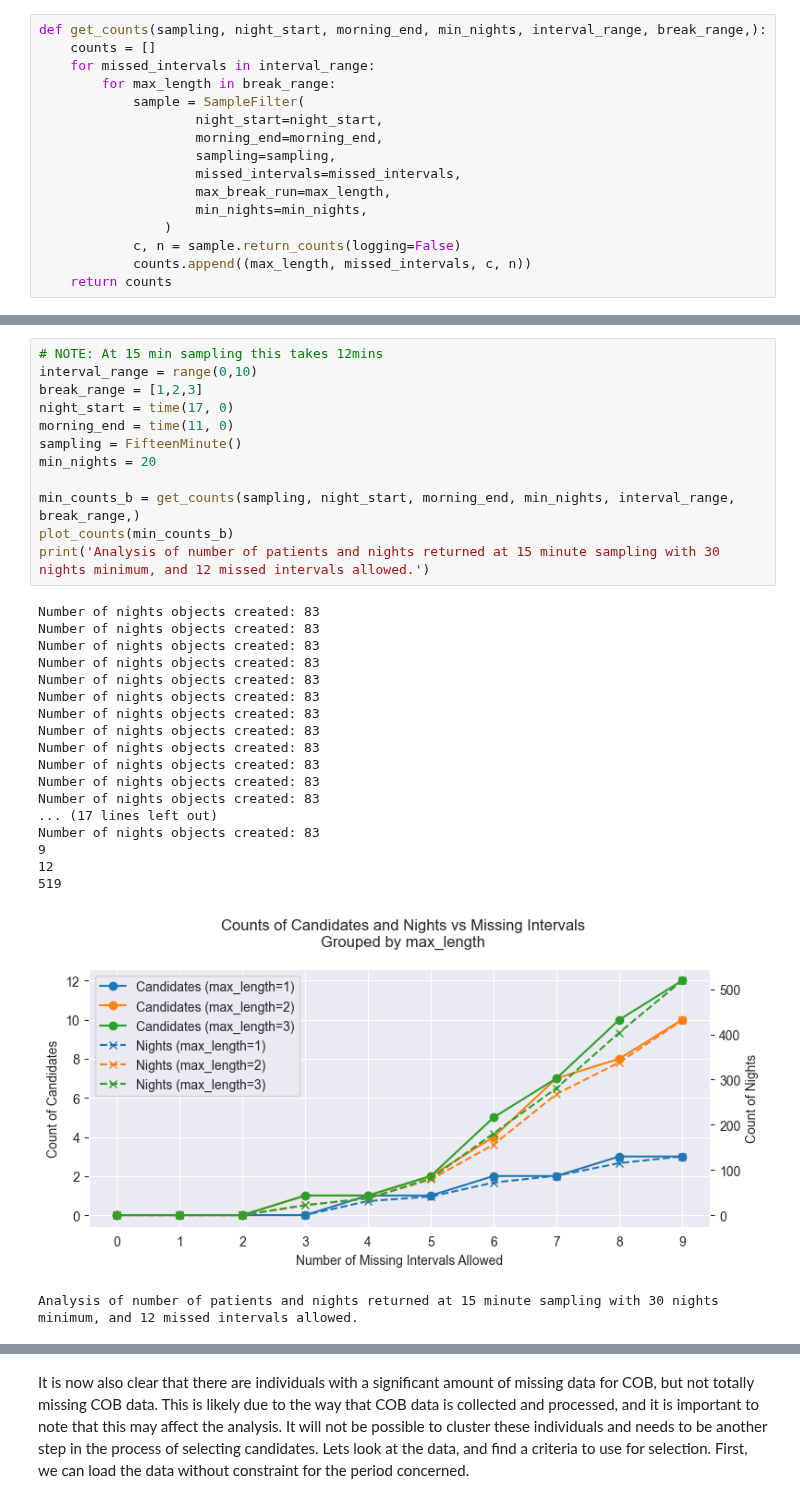
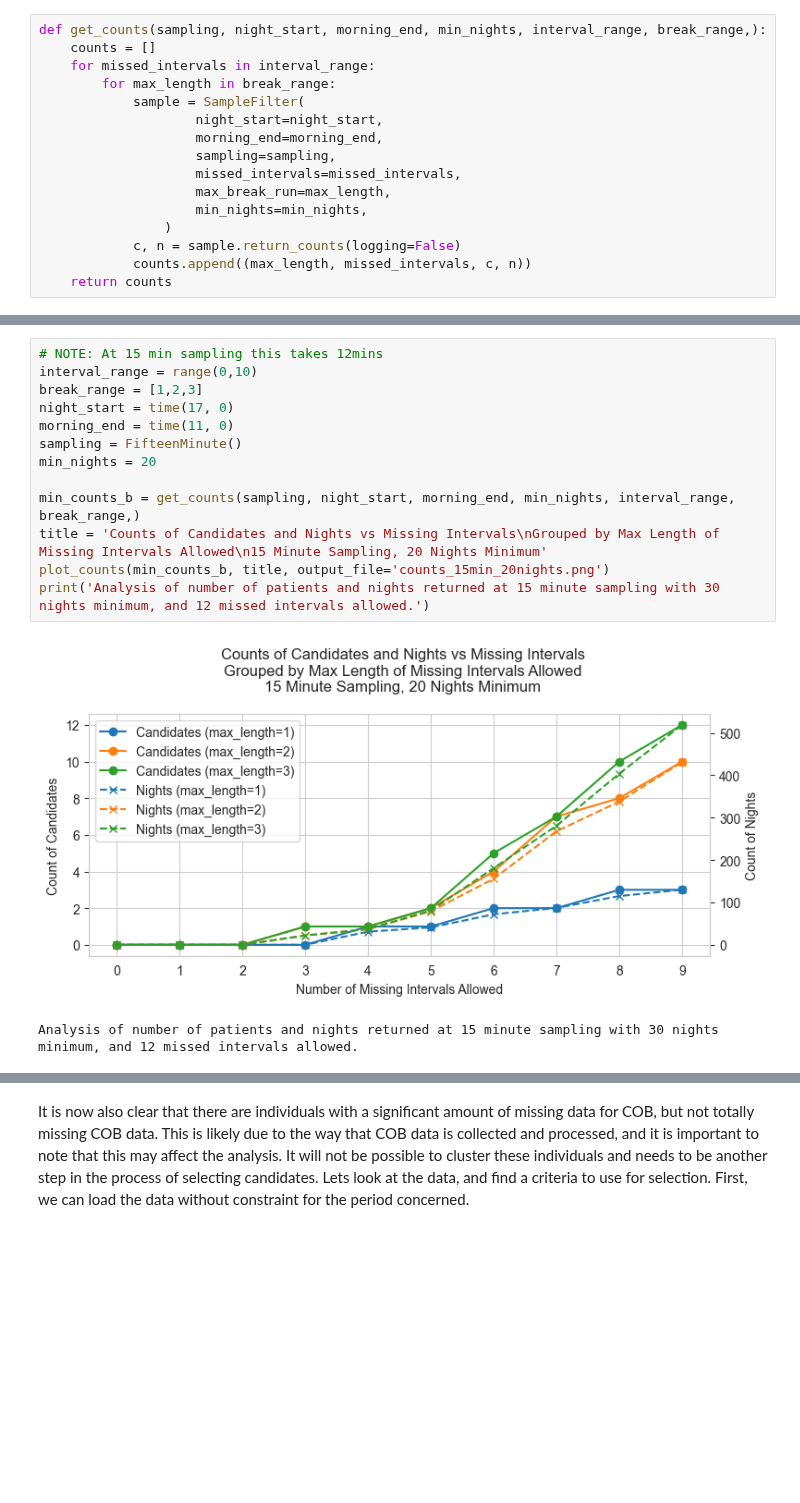
Before and after one commit to rdbrist/masters_project, a Jupyter notebook: notebooks/0.02-rd-initial-data-exploration-all-variables.ipynb, the cells around one changed output, grey strips where cells are left out. Saved outputs shown, nothing was run; the diff lists cells and outputs as text; blank space fills up the shorter version.

```diff
--- a/notebooks/0.02-rd-initial-data-exploration-all-variables.ipynb
+++ b/notebooks/0.02-rd-initial-data-exploration-all-variables.ipynb
@@ -195,35 +177,19 @@ Analysis of number of patients and nights returned at 15 minute sampling with 30
 # %%
 # NOTE: At 15 min sampling this takes 12mins
 interval_range = range(0,10)
 break_range = [1,2,3]
 night_start = time(17, 0)
 morning_end = time(11, 0)
 sampling = FifteenMinute()
 min_nights = 20
 
 min_counts_b = get_counts(sampling, night_start, morning_end, min_nights, interval_range, break_range,)
-plot_counts(min_counts_b)
+title = 'Counts of Candidates and Nights vs Missing Intervals\nGrouped by Max Length of Missing Intervals Allowed\n15 Minute Sampling, 20 Nights Minimum'
+plot_counts(min_counts_b, title, output_file='counts_15min_20nights.png')
 print('Analysis of number of patients and nights returned at 15 minute sampling with 30 nights minimum, and 12 missed intervals allowed.')
 # %% [output]
+[figure, new version]
-Number of nights objects created: 83
-Number of nights objects created: 83
-Number of nights objects created: 83
-Number of nights objects created: 83
-Number of nights objects created: 83
-Number of nights objects created: 83
-Number of nights objects created: 83
-Number of nights objects created: 83
-Number of nights objects created: 83
-Number of nights objects created: 83
-Number of nights objects created: 83
-Number of nights objects created: 83
-... (17 lines left out)
-Number of nights objects created: 83
-9
-12
-519
+Analysis of number of patients and nights returned at 15 minute sampling with 30 nights minimum, and 12 missed intervals allowed.
-[figure, old version]
-Analysis of number of patients and nights returned at 15 minute sampling with 30 nights minimum, and 12 missed intervals allowed.
 # %%
 sampling = ThirtyMinute()
 interval_range = range(0,4)
```
Also changed, not shown: parts of 18 cells of this notebook, 8 other files.
